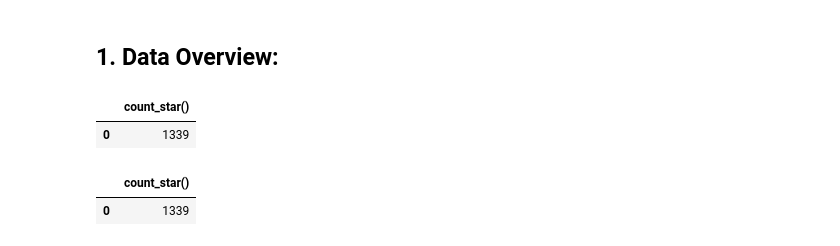
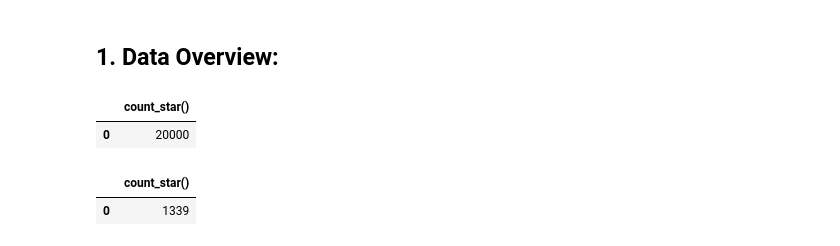
Before and after one commit to UBC-MDS/DSCI_575_project_jt8919_nicolelink33, a Jupyter notebook: notebooks/milestone3.ipynb, the cells around one changed output. Drawn from its saved outputs; the diff is of its cells as text; code cells hidden in the pictures.

```diff
--- a/notebooks/milestone3.ipynb
+++ b/notebooks/milestone3.ipynb
@@ -243,12 +248,10 @@ METADATA:
 # %%
 # The number of products
 c2.execute("""
     SELECT COUNT(*)
     FROM read_parquet('data/merged.parquet')
-    WHERE text IS NOT NULL
-      AND average_rating IS NOT NULL
 """).df()
 # %% [output]
 |  | count_star() |
-| 0 | 1339 |
+| 0 | 20000 |
 # %%
```
Also changed, not shown: parts of 18 cells of this notebook.
